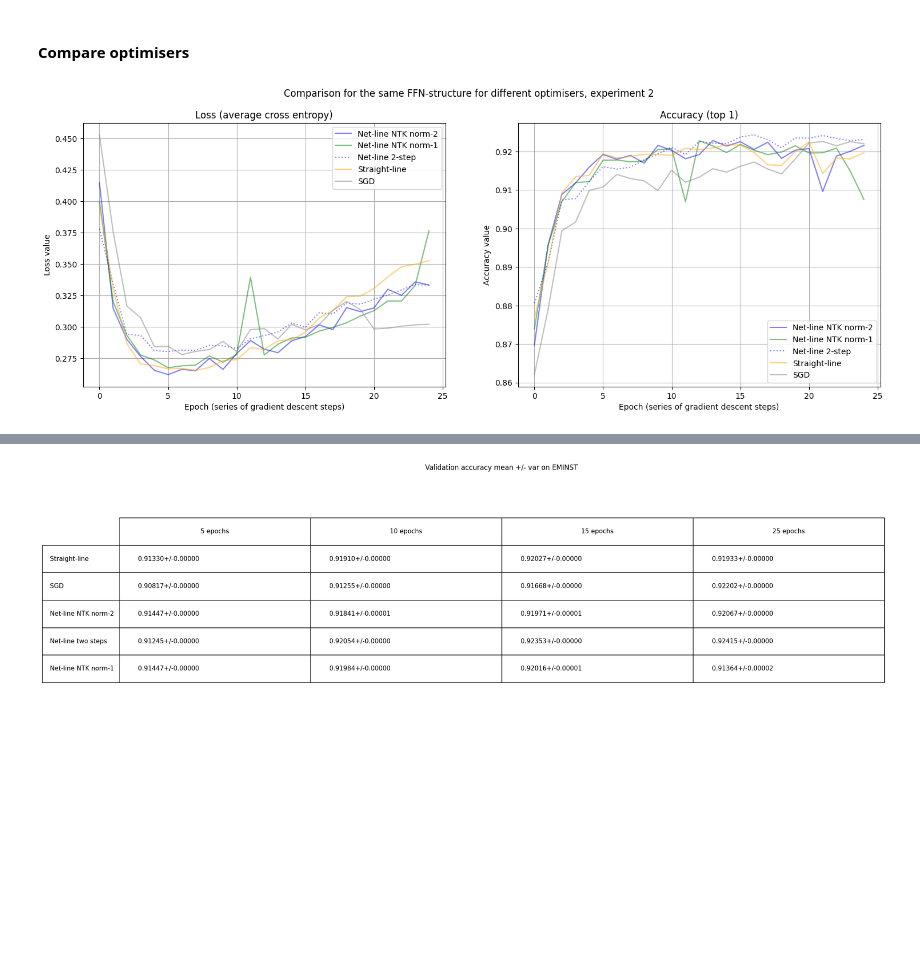
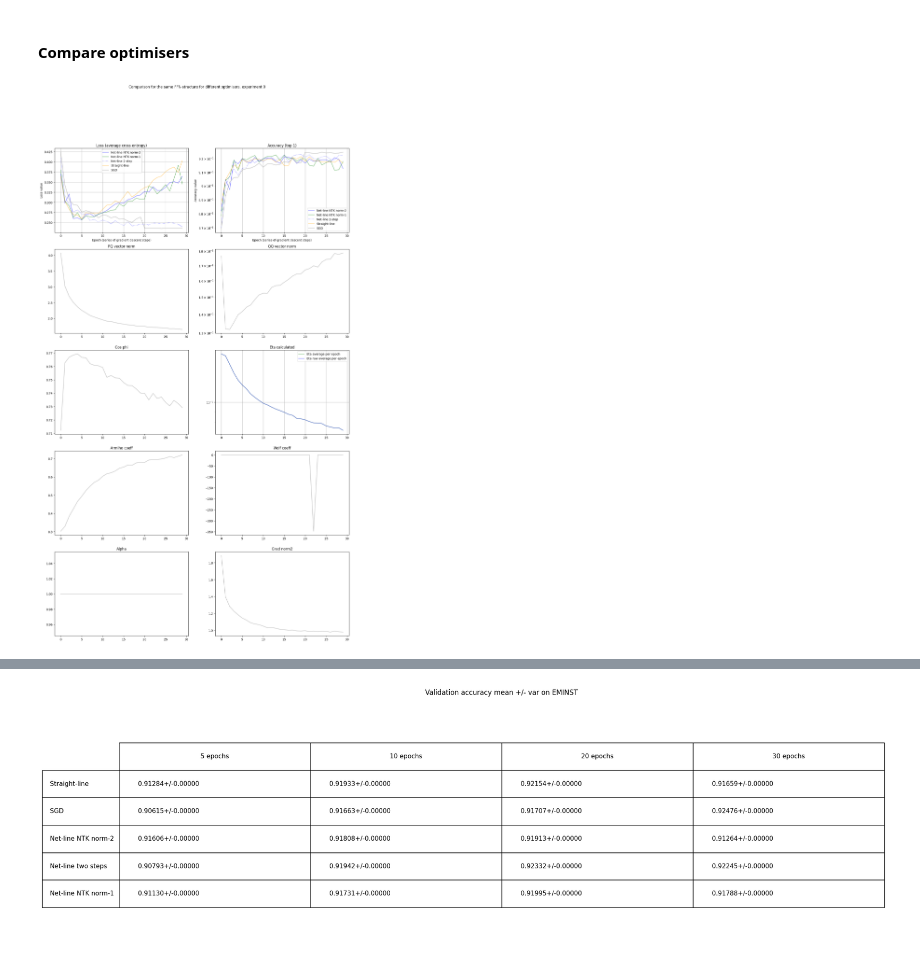
Before and after one commit to vkmbox/adaptive_stepsize, a Jupyter notebook: eminst_ffn_comparison.ipynb, the cells around one changed output, grey strips where cells are left out. Drawn from its saved outputs; the diff is of its cells as text; code cells hidden in the pictures; blank space fills up the shorter version.

Commit message:
DEV: optimiser ver 6

```diff
--- a/eminst_ffn_comparison.ipynb
+++ b/eminst_ffn_comparison.ipynb
@@ -36,8 +37,8 @@ OUTPUT_DIM=26
 DEVICE = torch.device('cuda:0' if torch.cuda.is_available() else 'cpu')
 slope_plus, slope_minus=1.0, 0.1
 
-EXPERIMENTS = 3
-EPOCHS_PER_EXPERIMENT = 25
+EXPERIMENTS = 1 #3
+EPOCHS_PER_EXPERIMENT = 30
 DATASET_PATH = "./datasets"
 # %% [markdown]
 #### EMNIST dataset
@@ -198,16 +224,17 @@ meta = MetaData(batch_size = BATCH_SIZE, output_dim=OUTPUT_DIM, lb = 0.005, lw =
 '''
 0-num of experiment; 1-epoch;
 2-net: 0-Straight-line, 1-Sgd fixed lr, 2-Net-line NTK norm-2, 3-Net-line step, 4-Net-line NTK norm-1
-3-param: 0-test accuracy (Top-1), 1-test errror (cross-entropy), 2 - qq_test
+3-param: 0-test accuracy (Top-1), 1-test errror (cross-entropy), 2-time per step, 3 - qq_norm_test,
+4 - pq_norm, 5 - cos_phi, 6 - eta_calculated, 7 - alpha/lr(sgd), 8 - armiho_coeff, 9 - wolf_coeff, 10 - eta_raw, 11 - grad_norm2_sq
 '''
-experimental_results = np.zeros((EXPERIMENTS, EPOCHS_PER_EXPERIMENT, 5, 3))
+experimental_results = np.zeros((EXPERIMENTS, EPOCHS_PER_EXPERIMENT, 5, 12))
 eta_fixed = 0.01
-qq_divider = 1.0
+#qq_divider = 1.0
 
 for experiment in range(EXPERIMENTS):
 
     #Straight-line
-    net_straightline = MNISTReLU(input_dim=28**2, input_width=1000, hidden_width=400, output_dim=OUTPUT_DIM)
+    net_straightline = MNISTReLU(input_dim=28**2, input_width=4000, hidden_width=1000, output_dim=OUTPUT_DIM)
     net_straightline.set_slopes(slope_plus, slope_minus)
     net_straightline.init_weights(cb, cw)
     net_straightline.to(DEVICE)
@@ -218,7 +245,9 @@ for experiment in range(EXPERIMENTS):
     net_sgd = copy.deepcopy(net_straightline)
     net_sgd.set_slopes(slope_plus, slope_minus)
     loss_sgd = nn.CrossEntropyLoss()
-    opt_sgd = optim.SGD(net_sgd.parameters(), lr=1e-2, momentum=0.9, nesterov=True)
+    opt_sgd = optim.SGD(net_sgd.parameters(), lr=1e-2, momentum=0.9, nesterov=True, weight_decay=2.5e-4)
+    #opt_sgd = optim.SGD(net_sgd.parameters(), 0.02, momentum=0.9, weight_decay=5e-3)
+    #schd_sgd = optim.lr_scheduler.CosineAnnealingLR(opt_sgd, T_max=EPOCHS_PER_EXPERIMENT)#T_max=10)
 
     #Net-line NTK norm2
     net_linentk2 = copy.deepcopy(net_straightline)
@@ -233,27 +262,28 @@ for experiment in range(EXPERIMENTS):
     #Net-line step
     net_linestep = copy.deepcopy(net_straightline)
     net_linestep.set_slopes(slope_plus, slope_minus)
-    net_linestep.train(False)
+    #net_linestep.train(False)
     opt_linestep = NetLineStepProcessor(net_linestep, nn.CrossEntropyLoss(), meta, DEVICE)
-    opt_linestep.c1 = 0.05
-    opt_linestep.eta0 = 0.0001
-    opt_linestep.alpha = 0.0078125 #0.5 #0.25
-    opt_linestep.beta = 0.001 #0.1
-    opt_linestep.iter_max = 2
+    opt_linestep.eta1 = 0.01
+    opt_linestep.alpha = 1.0 #0.15
+    opt_linestep.beta = 0.01
+    opt_linestep.gamma = 0.1
+    #opt_linestep.delta = 1.5
+    opt_linestep.do_logging = False
+    opt_linestep.quadratic_step = True
 
     for epoch in range(EPOCHS_PER_EXPERIMENT):
-        #beta for net-line
-        loss_data, qq_data = \
-            experimental_results[experiment, 0:epoch, 3, 1], experimental_results[experiment, 0:epoch, 3, 2]
-        if len(loss_data) > 1 and ((loss_data[-2] - loss_data[-1])/loss_data[-1]) < -0.01:
-            #opt_linestep.beta = opt_linestep.beta * math.sqrt(2.0)
-            opt_linestep.alpha = opt_linestep.alpha * math.sqrt(0.5)
-        if len(qq_data) > 0:
-            opt_linestep.beta = qq_data[-1]/qq_divider
+        #alpha for net-line
+        #opt_linestep.alpha = 0.2*math.exp(-epoch/15)
+        eta_raw = experimental_results[experiment, 0:epoch, 3, 10]
+        #if (epoch > 0):
+        #    opt_linestep.eta0 = eta_raw[-1]
         #lr for SGD
-        lr = eta_fixed if epoch < 20 else eta_fixed * 0.1 if epoch < 40 else eta_fixed * 0.01
+        lr = eta_fixed if epoch < 20 else eta_fixed * 0.1
+        #opt_linestep.alpha = 0.25 if epoch < 5 else 0.125
 
-        mt_qq = AverageMeter()
+        mt_adam, mt_netline, mt_sgd, mt_qq, mt_pq, mt_cos, mt_eta, mt_armiho, mt_wolf, mt_eta_raw, mt_grad = \
+            AverageMeter(), AverageMeter(), AverageMeter(), AverageMeter(), AverageMeter(), AverageMeter(), AverageMeter(), AverageMeter(), AverageMeter(), AverageMeter(), AverageMeter()
 
         for train_batch in train_dataloader:
             images, labels_raw = train_batch
@@ -290,36 +320,56 @@ for experiment in range(EXPERIMENTS):
             _, _ = opt_linentk1.step(net_linentk1, logits5.detach().cpu().numpy(), labels, xx)
 
             logging.info("####Step with net-line 2-step version")
-            step_result = opt_linestep.step(labels, xx, momentum=0.9, nesterov=True)
-            mt_qq.update(step_result.qq_test)
+            ns_start = time.time_ns()
+            step_result = opt_linestep.step(labels, xx, momentum=0.0, nesterov=False, weight_decay=2.5e-4) #True, weight_decay=2.5e-4)
+            ns_end = time.time_ns()
+            mt_netline.update(ns_end-ns_start)
+            mt_pq.update(step_result.pq_norm)
+            mt_qq.update(step_result.qq_norm)
+            mt_cos.update(step_result.cos_phi)
+            mt_eta.update(step_result.eta)
+            mt_eta_raw.update(step_result.eta2)
+            mt_armiho.update(step_result.ck_armiho)
+            mt_grad.update(math.sqrt(step_result.grad_norm2_squared))
+            mt_wolf.update(step_result.ck_wolf)
 
-        #qq_test
-        experimental_results[experiment, epoch, 3, 2] = mt_qq.avg
+        #qq_norm, eta
+        experimental_results[experiment, epoch, 3, 3] = mt_qq.avg
+        experimental_results[experiment, epoch, 3, 4] = mt_pq.avg
+        experimental_results[experiment, epoch, 3, 5] = mt_cos.avg
+        experimental_results[experiment, epoch, 3, 6] = mt_eta.avg
+        experimental_results[experiment, epoch, 3, 7] = opt_linestep.alpha
+        experimental_results[experiment, epoch, 3, 8] = mt_armiho.avg
+        experimental_results[experiment, epoch, 3, 9] = mt_wolf.avg
+        experimental_results[experiment, epoch, 3, 10] = mt_eta_raw.avg
+        experimental_results[experiment, epoch, 3, 11] = mt_grad.avg
         # testing loop
         acc0, loss0 = test_loop(net_straightline)
         experimental_results[experiment, epoch, 0, 0] = acc0
         experimental_results[experiment, epoch, 0, 1] = loss0
 
         acc1, loss1 = test_loop(net_sgd)
         experimental_results[experiment, epoch, 1, 0] = acc1
         experimental_results[experiment, epoch, 1, 1] = loss1
 
         acc2, loss2 = test_loop(net_linentk2)
         experimental_results[experiment, epoch, 2, 0] = acc2
         experimental_results[experiment, epoch, 2, 1] = loss2
 
         acc3, loss3 = test_loop(net_linestep)
         experimental_results[experiment, epoch, 3, 0] = acc3
         experimental_results[experiment, epoch, 3, 1] = loss3
 
         acc4, loss4 = test_loop(net_linentk1)
         experimental_results[experiment, epoch, 4, 0] = acc4
         experimental_results[experiment, epoch, 4, 1] = loss4
 
+        #schd_sgd.step()
+
         title="Comparison for the same FFN-structure for different optimisers, experiment {}".format(experiment)
         experiment_comparison(experimental_results[experiment, 0:epoch+1], None, 0, 100, title=title)
 
         print("Experiment={}, net-line={}, straight-line={}, alpha={}, beta={}"\
             .format(experiment, acc3, acc0, opt_linestep.alpha, opt_linestep.beta))
 # %% [output]
-[figure, old version]
+[figure, new version]
```
Also changed, not shown: parts of 4 cells of this notebook, 16 other files.
